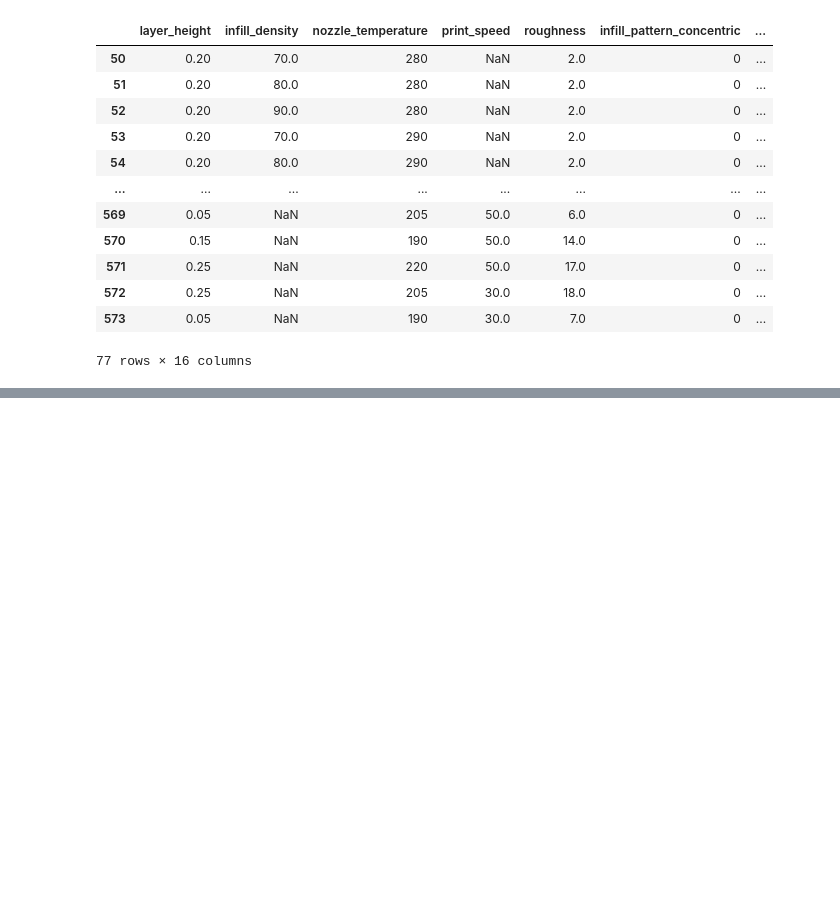
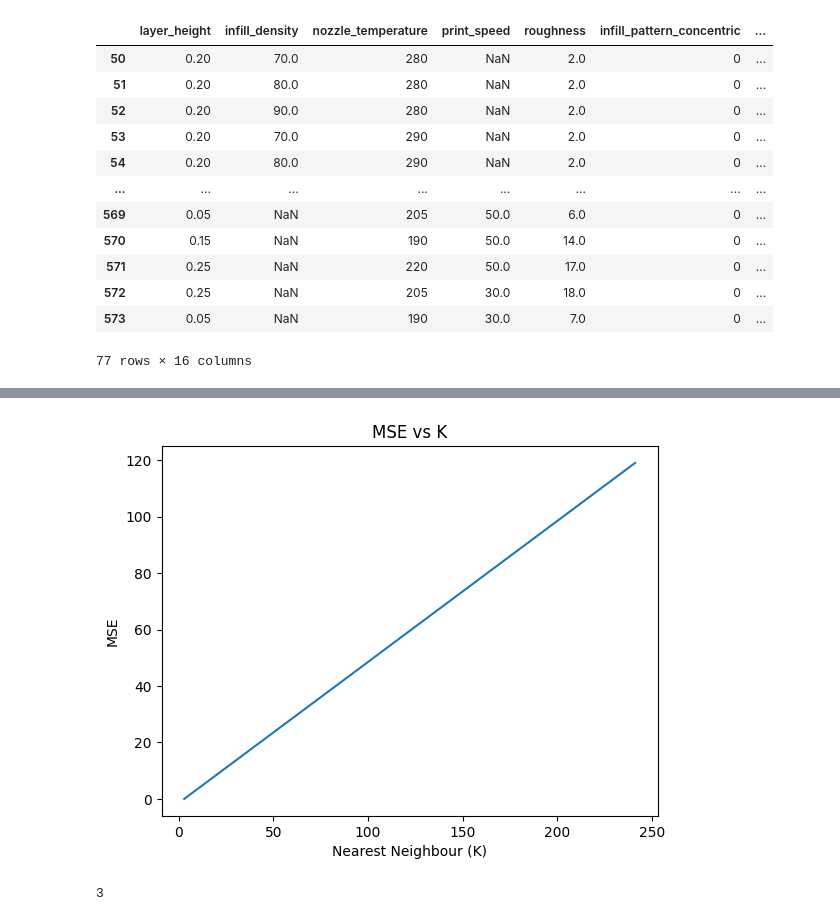
Before and after one commit to hanzlayyy/FYDP, a Jupyter notebook: FYDP_Notebook_V1_0.ipynb, the cells around one changed output, grey strips where cells are left out. Cells and saved outputs as stored; diff of their text form; code cells hidden in the pictures; blank space fills up the shorter version.

```diff
--- a/FYDP_Notebook_V1_0.ipynb
+++ b/FYDP_Notebook_V1_0.ipynb
@@ -185,0 +201,34 @@ zero_missing
+# %%
+n = []
+r2 = []
+for r in range(120):
+  k=3+2*r
+  knn = KNNImputer(n_neighbors=k, weights='distance')
+  X_train, X_test = train_test_split(zero_missing, test_size=0.2, random_state=42)
+  pd.DataFrame(knn.fit_transform(X_train))
+  X_test.columns = zero_missing.columns
+  X_test_copy = X_test.copy()
+  X_test_copy
+  np.random.seed(15)
+  features = list(zero_missing.columns)[5:13]
+  for col in X_test_copy[features]:
+    X_test_copy.loc[X_test_copy.sample(frac=0.1, replace=True).index,col] = np.nan
+  X_test_copy.isnull().mean()
+  X_test_predicted = pd.DataFrame(knn_1.transform(X_test_copy), columns=X_test_copy.columns)
+  r1 = mean_squared_error(X_test.loc[:,list(zero_missing.columns)[5:13]], X_test_predicted.loc[:,list(zero_missing.columns)[5:13]])
+
+  '''mse_2= mean_squared_error(X_test['print_speed'], X_test_predicted['print_speed'])
+  mse_3 =mse_1*mse_2
+  mse.append(mse_3)'''
+  n.append(k)
+  r2.append(r)
+# %%
+plt.plot(n, r2)
+plt.xlabel('Nearest Neighbour (K)')
+plt.ylabel('MSE')
+plt.title('MSE vs K')
+plt.show()
+r2.index(min(r2))*2+3
+# %% [output]
+[figure, added]
+3
```
Also changed, not shown: parts of 7 cells of this notebook.
